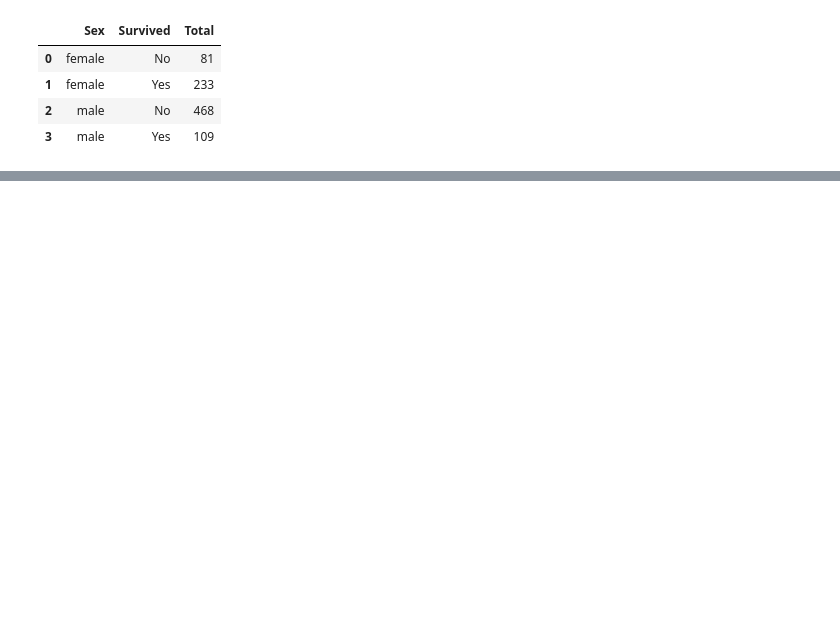
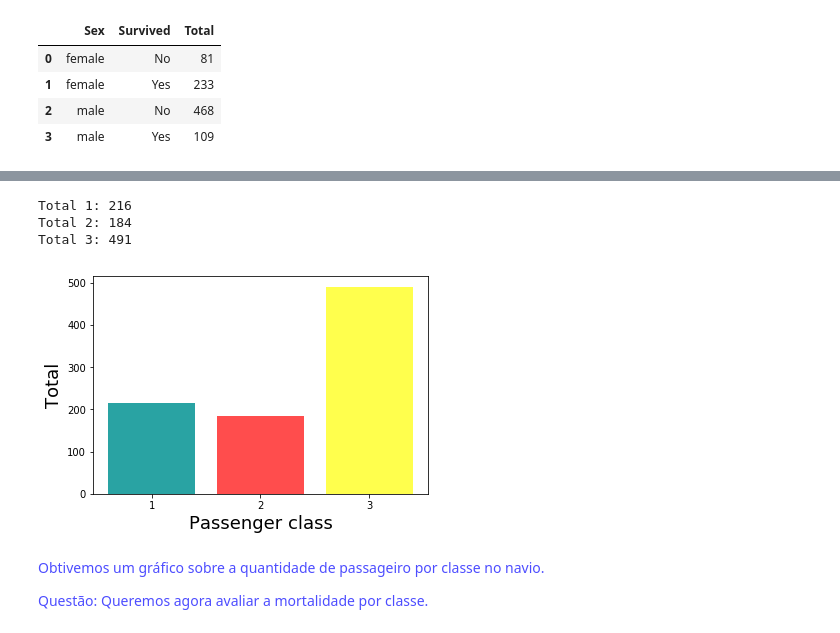
Before and after one commit to CaioEstrella/Titanic, a Jupyter notebook: Titanic/Titanic - jupyter.ipynb, the cells around one changed output, grey strips where cells are left out. Saved outputs shown, nothing was run; the diff lists cells and outputs as text; code cells hidden in the pictures; blank space fills up the shorter version.

```diff
--- a/Titanic/Titanic - jupyter.ipynb
+++ b/Titanic/Titanic - jupyter.ipynb
@@ -168,0 +238,5 @@ dtype: object
+# %%
+df2 = df.groupby(['Pclass', 'Survived'], as_index=False).count()
+df2['Total'] = df2['PassengerId']
+df2 = df2.filter(['Pclass', 'Survived','Total'])
+df2
@@ -168,0 +251,22 @@ dtype: object
+# %%
+x = ['1' , '2' , '3']
+
+one = df2.loc[df2['Pclass'] == 1].sum()['Total']
+two = df2.loc[df2['Pclass'] == 2].sum()['Total']
+three = df2.loc[df2['Pclass'] == 3].sum()['Total']
+
+y = [one,two,three]
+colors = ['#29a3a3', '#ff4d4d','#ffff4d']
+
+graph('Passenger class', 'Total')
+
+print_values()
+# %% [output]
+Total 1: 216
+Total 2: 184
+Total 3: 491
+[figure, added]
+# %% [markdown]
+<span style="color:#4d4dff">Obtivemos um gráfico sobre a quantidade de passageiro por classe no navio. </span>
+
+<span style="color:#4d4dff">Questão: Queremos agora avaliar a mortalidade por classe.</span>
```
Also changed, not shown: parts of 29 cells of this notebook.
